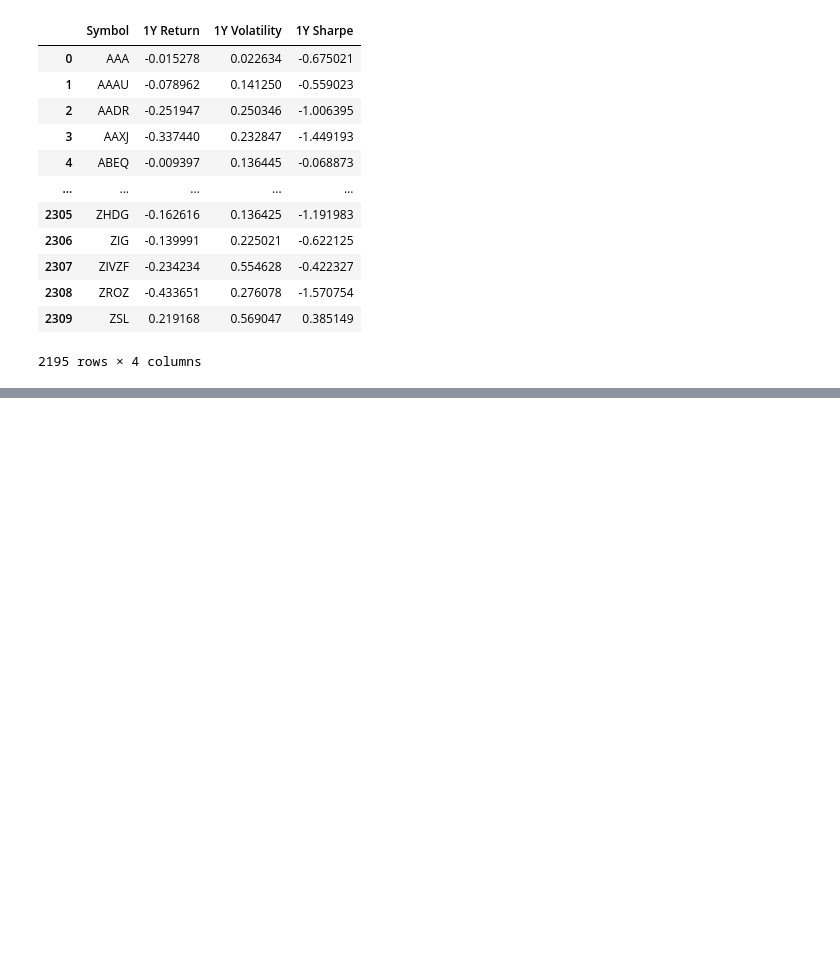
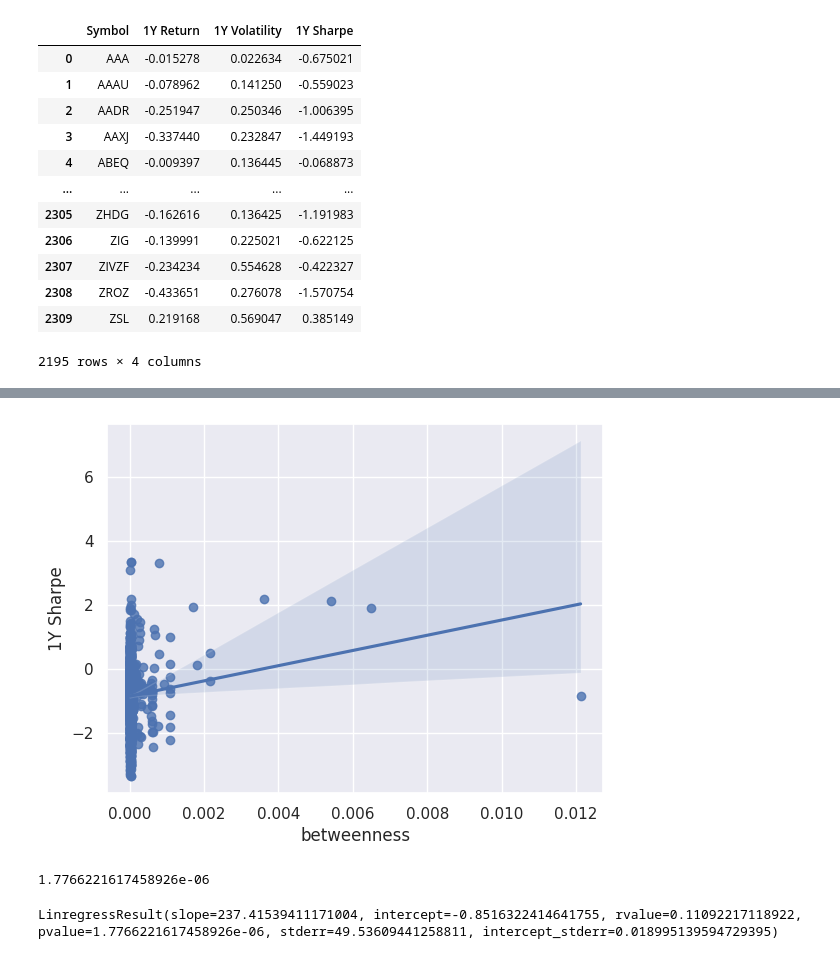
Before and after one commit to arthurchieppe/redsoc-projeto, a Jupyter notebook: YahooFinanceDataset.ipynb, the cells around one changed output, grey strips where cells are left out. Cells and saved outputs as stored; diff of their text form; code cells hidden in the pictures; blank space fills up the shorter version.

```diff
--- a/YahooFinanceDataset.ipynb
+++ b/YahooFinanceDataset.ipynb
@@ -170,0 +239,11 @@ media_jrg
+# %%
+from graph_tool import clustering
+
+lc = clustering.local_clustering(g)
+g.add_vp('clustering', lc)
+# %%
+ntw_metrics = gt_data(g)
+# %%
+metrics = pd.merge(df_final[['Symbol','1Y Return', '1Y Volatility', '1Y Sharpe']], ntw_metrics, left_on='Symbol', right_on='id', how='inner')
+# %%
+metrics["Antifragile"] = 1 / metrics["1Y Volatility"]
@@ -170,0 +268,12 @@ media_jrg
+# %%
+sns.regplot(x=metrics['betweenness'], y=metrics['1Y Sharpe']);
+# %% [output]
+[figure, added]
+# %%
+result.pvalue
+# %% [output]
+1.7766221617458926e-06
+# %%
+result
+# %% [output]
+LinregressResult(slope=237.41539411171004, intercept=-0.8516322414641755, rvalue=0.11092217118922, pvalue=1.7766221617458926e-06, stderr=49.53609441258811, intercept_stderr=0.018995139594729395)
```
Also changed, not shown: parts of 19 cells of this notebook, 1 other file.
